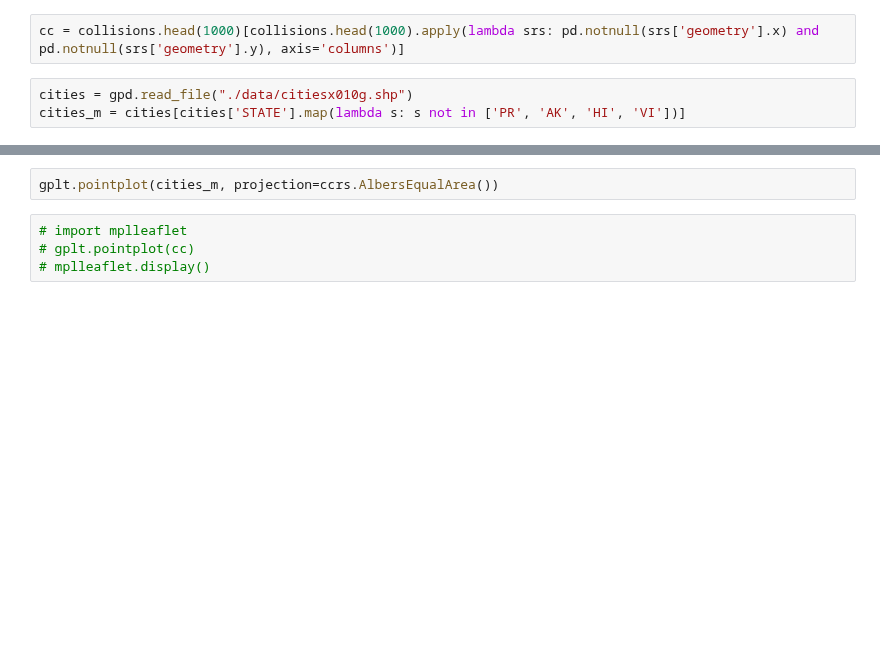
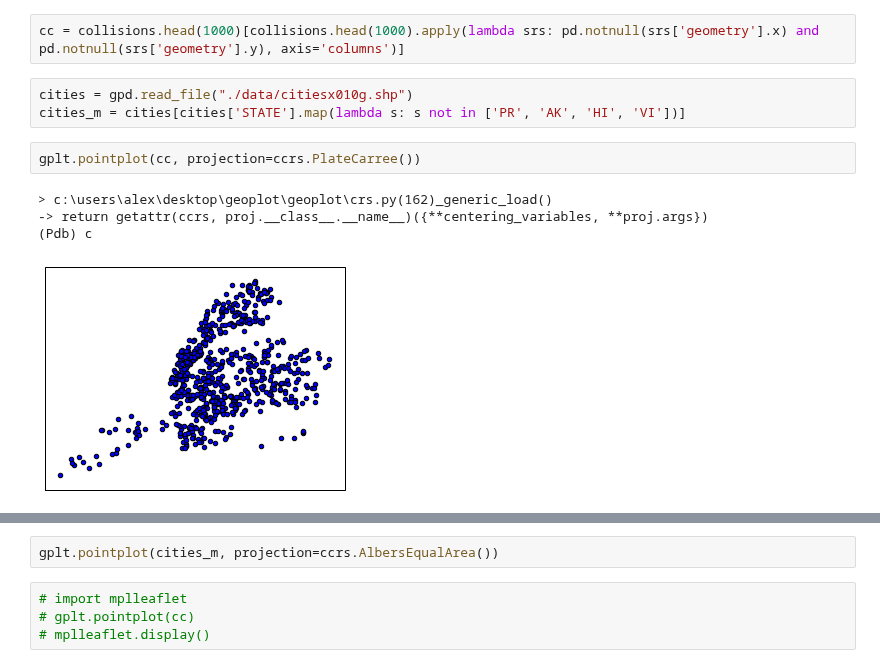
Before and after one commit to ResidentMario/geoplot, a Jupyter notebook: dev.ipynb, the cells around one changed output, grey strips where cells are left out. Saved outputs shown, nothing was run; the diff lists cells and outputs as text; blank space fills up the shorter version.

```diff
--- a/dev.ipynb
+++ b/dev.ipynb
@@ -21,3 +21,10 @@ cc = collisions.head(1000)[collisions.head(1000).apply(lambda srs: pd.notnull(sr
 # %%
 cities = gpd.read_file("./data/citiesx010g.shp")
 cities_m = cities[cities['STATE'].map(lambda s: s not in ['PR', 'AK', 'HI', 'VI'])]
+# %%
+gplt.pointplot(cc, projection=ccrs.PlateCarree())
+# %% [output]
+> c:\users\alex\desktop\geoplot\geoplot\crs.py(162)_generic_load()
+-> return getattr(ccrs, proj.__class__.__name__)({**centering_variables, **proj.args})
+(Pdb) c
+[figure, added]
```
Also changed, not shown: parts of 3 cells of this notebook, 2 other files.
